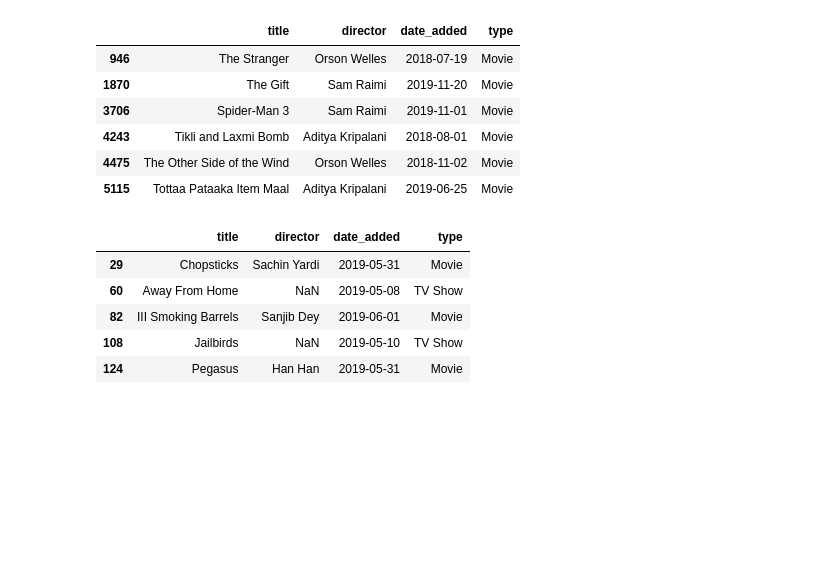
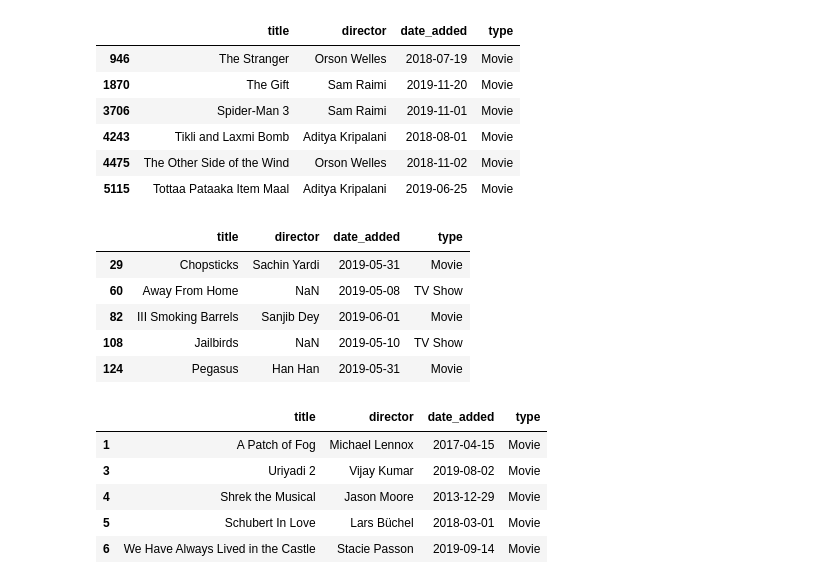
Before and after one commit to ejaj/pandas-numpy, a Jupyter notebook: Pandas - Part -1 - Filtering a DataFrame.ipynb, the cells around one changed output. Saved outputs shown, nothing was run; the diff lists cells and outputs as text; code cells hidden in the pictures; blank space fills up the shorter version.

```diff
--- a/Pandas - Part -1 - Filtering a DataFrame.ipynb
+++ b/Pandas - Part -1 - Filtering a DataFrame.ipynb
@@ -792,3 +792,12 @@ netflix[may_movies].head()
 | 82 | III Smoking Barrels | Sanjib Dey | 2019-06-01 | Movie |
 | 108 | Jailbirds | NaN | 2019-05-10 | TV Show |
 | 124 | Pegasus | Han Han | 2019-05-31 | Movie |
+# %%
+netflix.dropna(subset = ["director"]).head()
+# %% [output]
+|  | title | director | date_added | type |
+| 1 | A Patch of Fog | Michael Lennox | 2017-04-15 | Movie |
+| 3 | Uriyadi 2 | Vijay Kumar | 2019-08-02 | Movie |
+| 4 | Shrek the Musical | Jason Moore | 2013-12-29 | Movie |
+| 5 | Schubert In Love | Lars Büchel | 2018-03-01 | Movie |
+| 6 | We Have Always Lived in the Castle | Stacie Passon | 2019-09-14 | Movie |
```
Also changed, not shown: parts of 1 cell of this notebook, 3 other files.
